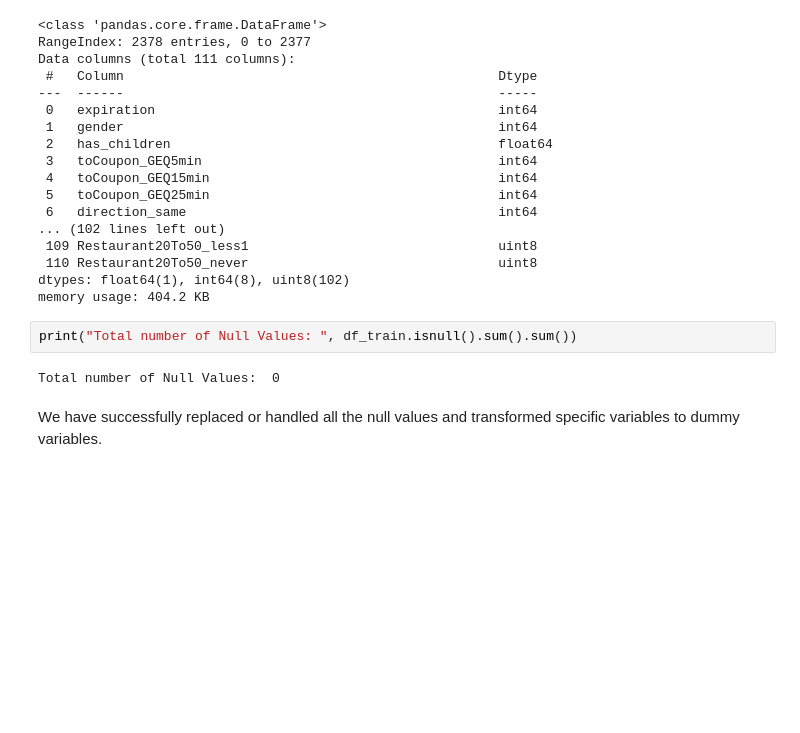
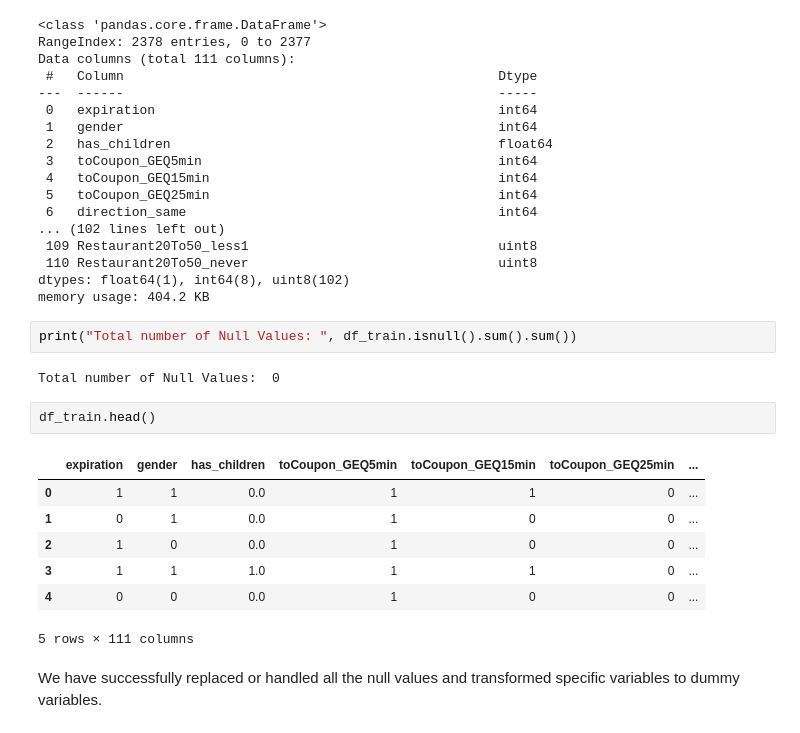
Before and after one commit to ddahiya16/Machine-Learning, a Jupyter notebook: Exam - Summer 2021.ipynb, the cells around one changed output. Saved outputs shown, nothing was run; the diff lists cells and outputs as text; blank space fills up the shorter version.

```diff
--- a/Exam - Summer 2021.ipynb
+++ b/Exam - Summer 2021.ipynb
@@ -953,5 +953,15 @@ memory usage: 404.2 KB
 print("Total number of Null Values: ", df_train.isnull().sum().sum())
 # %% [output]
 Total number of Null Values:  0
+# %%
+df_train.head()
+# %% [output]
+|  | expiration | gender | has_children | toCoupon_GEQ5min | toCoupon_GEQ15min | toCoupon_GEQ25min | ... |
+| 0 | 1 | 1 | 0.0 | 1 | 1 | 0 | ... |
+| 1 | 0 | 1 | 0.0 | 1 | 0 | 0 | ... |
+| 2 | 1 | 0 | 0.0 | 1 | 0 | 0 | ... |
+| 3 | 1 | 1 | 1.0 | 1 | 1 | 0 | ... |
+| 4 | 0 | 0 | 0.0 | 1 | 0 | 0 | ... |
+5 rows × 111 columns
 # %% [markdown]
 We have successfully replaced or handled all the null values and transformed specific variables to dummy variables.
```
Also changed, not shown: parts of 132 cells of this notebook.
